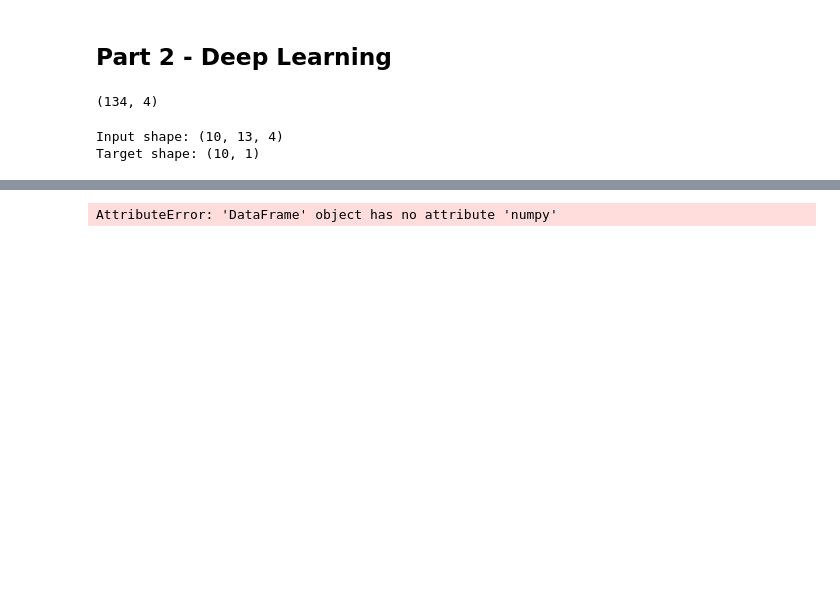
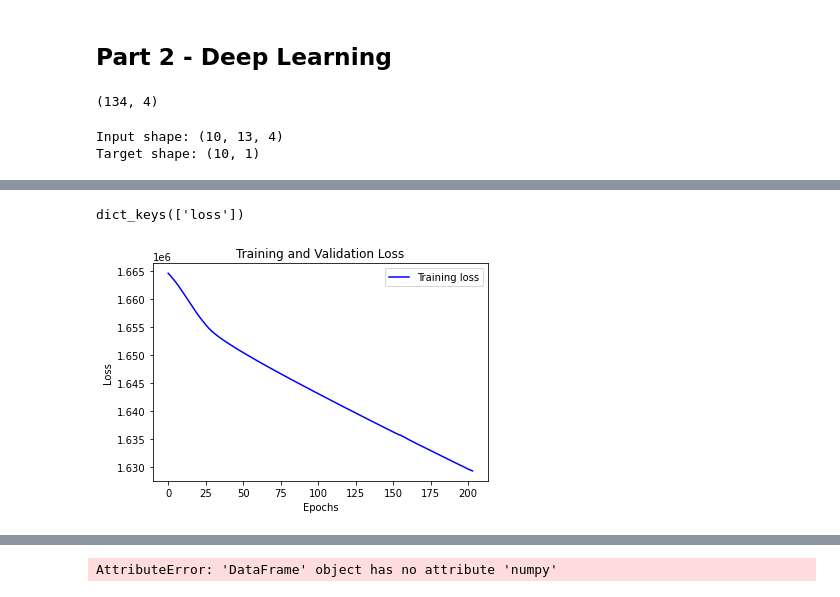
Before and after one commit to eduardburlacu/CERI_HackX, a Jupyter notebook: Covid_Cases_Predictor-main/Covid_Predictor_Main.ipynb, the cells around one changed output, grey strips where cells are left out. Drawn from its saved outputs; the diff is of its cells as text; code cells hidden in the pictures; blank space fills up the shorter version.

```diff
--- a/Covid_Cases_Predictor-main/Covid_Predictor_Main.ipynb
+++ b/Covid_Cases_Predictor-main/Covid_Predictor_Main.ipynb
@@ -7,3 +9,17 @@ import pandas as pd
 import tensorflow as tf
 from datetime import datetime
 from tensorflow import keras
+# %%
+list_of_county= []
+for (root, dirs, files) in os.walk(os.path.join(os.getcwd(), "county_data")):
+    for file in files:
+        if file[-4:] == ".csv":
+            df = pd.read_csv(os.path.join(root, file))
+            df = df.dropna()
+            if len(df):
+                name = df["areaName"][5]
+                df = df.drop(df.columns[:3], axis=1)[::-1].reset_index(drop=True)
+                df['y'] = df["newCasesBySpecimenDate"]/df["newVirusTestsBySpecimenDate"]
+                df.columns=['Date','Cases','Deaths','Tests','y']
+                df=df.set_index('Date')
+                list_of_county.append([name,df])
@@ -30,7 +49,7 @@ date_time_key = "Date Time"
 # %% [markdown]
 Now we have to set the target of the analysis. For a certain country, train a model that is trained on its 2020-01 -- 2020-05 dataset such that time is the input and the outputs are #of new cases. It will be tested on 2020-06 -- 2020-07 dataset.
 # %%
-list_of_features=['delta_t','Deaths','Recovered','Active']
+list_of_features=['Cases','Deaths','Tests']
 list_countries=df.Country.unique()
 print(list_countries)
 
@@ -211,8 +230,8 @@ print("Target shape:", targets.numpy().shape)
 Input shape: (10, 13, 4)
 Target shape: (10, 1)
 # %%
-batch_size=10
-epochs=294
+batch_size=20
+epochs=204
 
 #model1=build_model()
 #history = model1.fit(
@@ -284,3 +303,25 @@ WARNING:tensorflow:Can save best model only with val_loss available, skipping.
+# %%
+history.history.keys()
+# %% [output]
+dict_keys(['loss'])
+# %%
+def visualize_loss(history, title):
+    loss = history.history["loss"]
+    #val_loss = history.history["val_loss"]
+    epochs = range(len(loss))
+    plt.figure()
+    plt.plot(epochs, loss, "b", label="Training loss")
+    #plt.plot(epochs, val_loss, "r", label="Validation loss")
+    plt.title(title)
+    plt.xlabel("Epochs")
+    plt.ylabel("Loss")
+    plt.legend()
+    plt.show()
+
+
+visualize_loss(history, "Training and Validation Loss")
+# %% [output]
+[figure, added]
 # %%
 # convert the training history to a dataframe
 history_df = pd.DataFrame(history.history)
```
Also changed, not shown: parts of 6 cells of this notebook.
